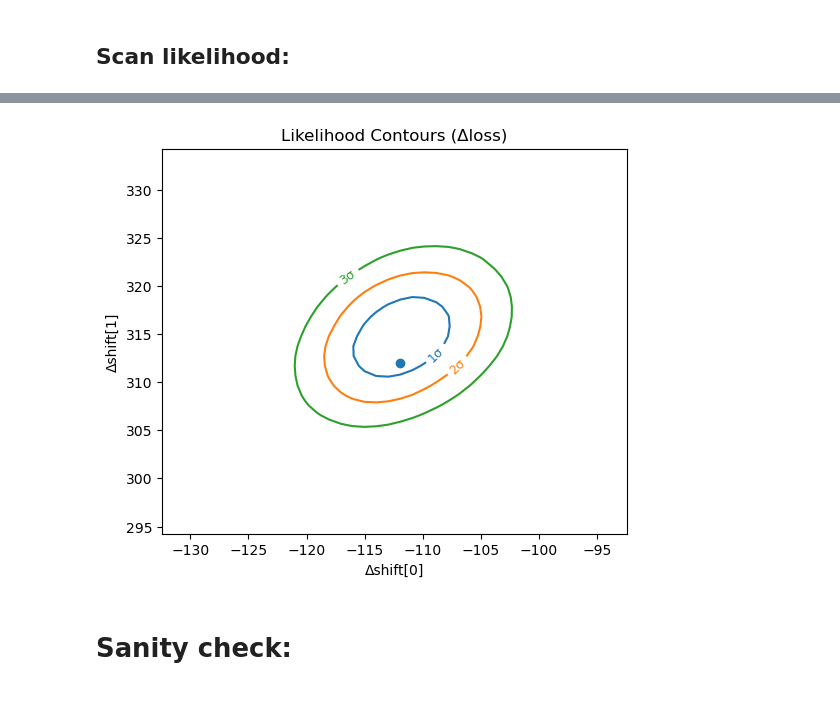
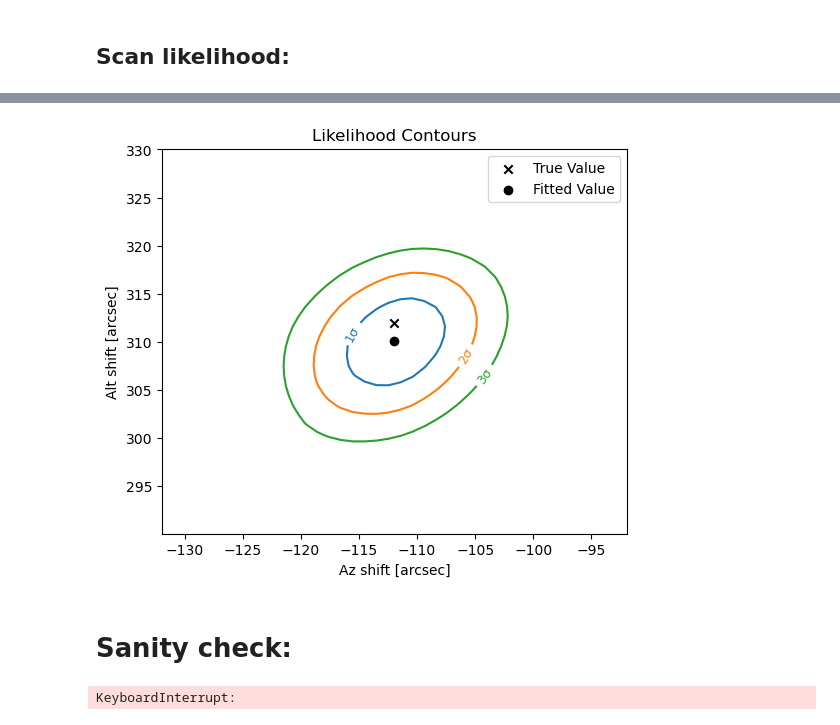
Before and after one commit to GerritRo/nyx, a Jupyter notebook: examples/Differential_Fitting.ipynb, the cells around one changed output, grey strips where cells are left out. Cells and saved outputs as stored; diff of their text form; code cells hidden in the pictures.

```diff
--- a/examples/Differential_Fitting.ipynb
+++ b/examples/Differential_Fitting.ipynb
@@ -137,7 +137,7 @@ loss, grads = loss_and_grad_fn(initial_shift)
 # %%
 import optax
 # Start optimizer
-learning_rate = 1e1
+learning_rate = 1e2
 optimizer = optax.adam(learning_rate)
 shift = jnp.zeros(2)  # initial guess
 opt_state = optimizer.init(shift)
@@ -151,7 +151,7 @@ def loss_step(shift, opt_state):
     return shift, opt_state, loss
 
 # Optimization
-for step in range(200):
+for step in range(150):
     shift, opt_state, loss = loss_step(shift, opt_state)
     if step % 50 == 0:
         print(f"Step {step}, loss={loss:.6f}")
@@ -188,28 +187,30 @@ Wall time: 13.3 s
 # %%
 import matplotlib.pyplot as plt
 
 loss_min = jnp.min(Z)
 deltaZ = Z-loss_min
 
 X, Y = jnp.meshgrid(gridx, gridy)
 X = X+shift[0]
 Y = Y+shift[1]
 
 fig, ax = plt.subplots(figsize=(6, 5))
 CS = ax.contour(
     X, Y, deltaZ,
     levels=[2.3, 6.18, 11.83],   # 1σ, 2σ, 3σ for 2D case
     colors=['C0', 'C1', 'C2'],
 )
 ax.clabel(CS, fmt={2.3:'1σ', 6.18:'2σ', 11.83:'3σ'}, fontsize=9)
-ax.set_xlabel("Δshift[0]")
-ax.set_ylabel("Δshift[1]")
-ax.set_title("Likelihood Contours (Δloss)")
+ax.set_xlabel("Az shift [arcsec]")
+ax.set_ylabel("Alt shift [arcsec]")
+ax.set_title("Likelihood Contours")
 
-ax.scatter(fit_shift[0], fit_shift[1])
+ax.scatter(fit_shift[0], fit_shift[1], label='True Value', color='black', marker='x')
+ax.scatter(shift[0], shift[1], label='Fitted Value', color='black')
+plt.legend()
 plt.show()
 # %% [output]
-[figure, old version]
+[figure, new version]
 # %% [markdown]
 # Sanity check:
 # %%
@@ -258,8 +259,10 @@ for i in tqdm(range(50)):
         return shift, opt_state, loss
 
     # Optimization
-    for step in range(200):
+    for step in range(100):
         shift, opt_state, loss = loss_step(shift, opt_state)
 
     shifts.append(shift)
     delta_ts.append(float(loss_fn(fit_shift)-loss))
+# %% [output]
+KeyboardInterrupt:
```
Also changed, not shown: parts of 4 cells of this notebook, 12 other files.
